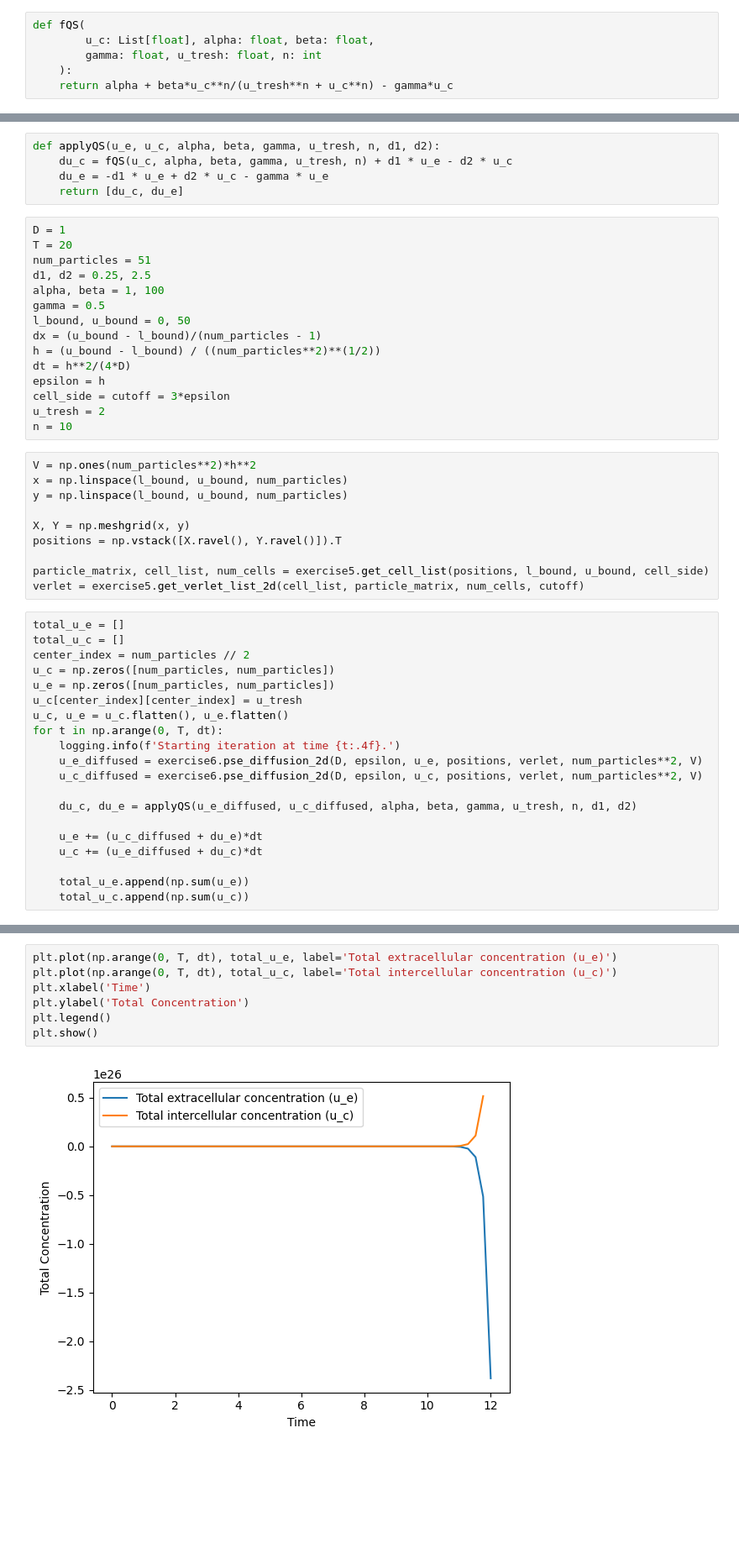
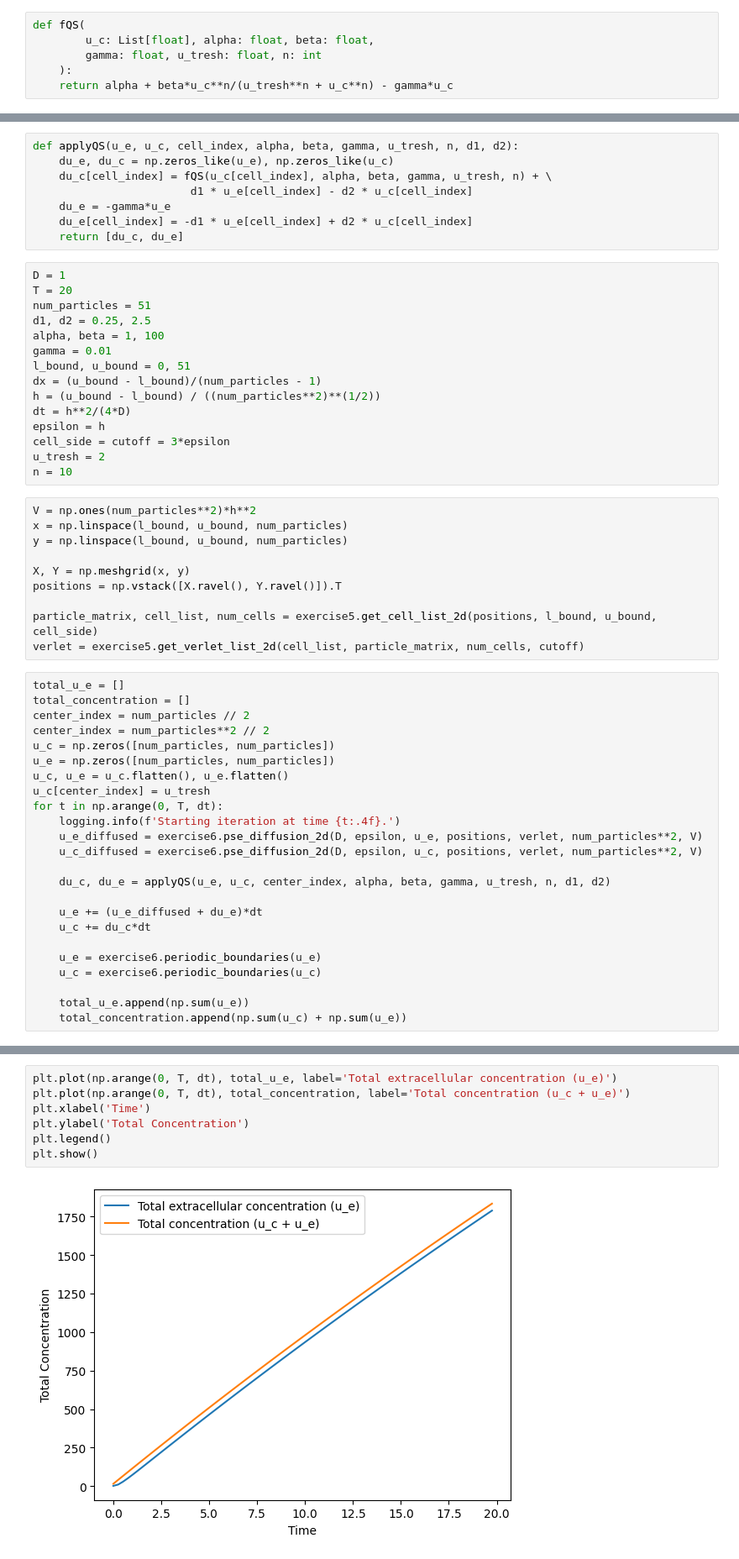
Before and after one commit to katonapng/STMS, a Jupyter notebook: Exercise8.ipynb, the cells around one changed output, grey strips where cells are left out. Shown: that part at 84% size. Drawn from its saved outputs; the diff is of its cells as text; blank space fills up the shorter version.

Commit message:
Exercise 8: fix applyQS function

```diff
--- a/Exercise8.ipynb
+++ b/Exercise8.ipynb
@@ -46,7 +43,10 @@ plt.grid(True)
 # %%
-def applyQS(u_e, u_c, alpha, beta, gamma, u_tresh, n, d1, d2):
-    du_c = fQS(u_c, alpha, beta, gamma, u_tresh, n) + d1 * u_e - d2 * u_c
-    du_e = -d1 * u_e + d2 * u_c - gamma * u_e
+def applyQS(u_e, u_c, cell_index, alpha, beta, gamma, u_tresh, n, d1, d2):
+    du_e, du_c = np.zeros_like(u_e), np.zeros_like(u_c)
+    du_c[cell_index] = fQS(u_c[cell_index], alpha, beta, gamma, u_tresh, n) + \
+                        d1 * u_e[cell_index] - d2 * u_c[cell_index]
+    du_e = -gamma*u_e
+    du_e[cell_index] = -d1 * u_e[cell_index] + d2 * u_c[cell_index]
     return [du_c, du_e]
 # %%
 D = 1
@@ -54,8 +54,8 @@ T = 20
 num_particles = 51
 d1, d2 = 0.25, 2.5
 alpha, beta = 1, 100
-gamma = 0.5
-l_bound, u_bound = 0, 50
+gamma = 0.01
+l_bound, u_bound = 0, 51
 dx = (u_bound - l_bound)/(num_particles - 1)
 h = (u_bound - l_bound) / ((num_particles**2)**(1/2))
 dt = h**2/(4*D)
@@ -71,26 +71,30 @@ y = np.linspace(l_bound, u_bound, num_particles)
 X, Y = np.meshgrid(x, y)
 positions = np.vstack([X.ravel(), Y.ravel()]).T
 
-particle_matrix, cell_list, num_cells = exercise5.get_cell_list(positions, l_bound, u_bound, cell_side)
+particle_matrix, cell_list, num_cells = exercise5.get_cell_list_2d(positions, l_bound, u_bound, cell_side)
 verlet = exercise5.get_verlet_list_2d(cell_list, particle_matrix, num_cells, cutoff)
 # %%
 total_u_e = []
-total_u_c = []
+total_concentration = []
 center_index = num_particles // 2
+center_index = num_particles**2 // 2
 u_c = np.zeros([num_particles, num_particles])
 u_e = np.zeros([num_particles, num_particles])
-u_c[center_index][center_index] = u_tresh
 u_c, u_e = u_c.flatten(), u_e.flatten()
+u_c[center_index] = u_tresh
 for t in np.arange(0, T, dt):
     logging.info(f'Starting iteration at time {t:.4f}.')
     u_e_diffused = exercise6.pse_diffusion_2d(D, epsilon, u_e, positions, verlet, num_particles**2, V)
     u_c_diffused = exercise6.pse_diffusion_2d(D, epsilon, u_c, positions, verlet, num_particles**2, V)
 
-    du_c, du_e = applyQS(u_e_diffused, u_c_diffused, alpha, beta, gamma, u_tresh, n, d1, d2)
+    du_c, du_e = applyQS(u_e, u_c, center_index, alpha, beta, gamma, u_tresh, n, d1, d2)
 
-    u_e += (u_c_diffused + du_e)*dt
-    u_c += (u_e_diffused + du_c)*dt
+    u_e += (u_e_diffused + du_e)*dt
+    u_c += du_c*dt
+
+    u_e = exercise6.periodic_boundaries(u_e)
+    u_c = exercise6.periodic_boundaries(u_c)
 
     total_u_e.append(np.sum(u_e))
-    total_u_c.append(np.sum(u_c))
+    total_concentration.append(np.sum(u_c) + np.sum(u_e))
 # %% [output]
@@ -114,9 +118,9 @@ for t in np.arange(0, T, dt):
 # %%
 plt.plot(np.arange(0, T, dt), total_u_e, label='Total extracellular concentration (u_e)')
-plt.plot(np.arange(0, T, dt), total_u_c, label='Total intercellular concentration (u_c)')
+plt.plot(np.arange(0, T, dt), total_concentration, label='Total concentration (u_c + u_e)')
 plt.xlabel('Time')
 plt.ylabel('Total Concentration')
 plt.legend()
 plt.show()
 # %% [output]
-[figure, old version]
+[figure, new version]
```
Also changed, not shown: parts of 3 cells of this notebook.
